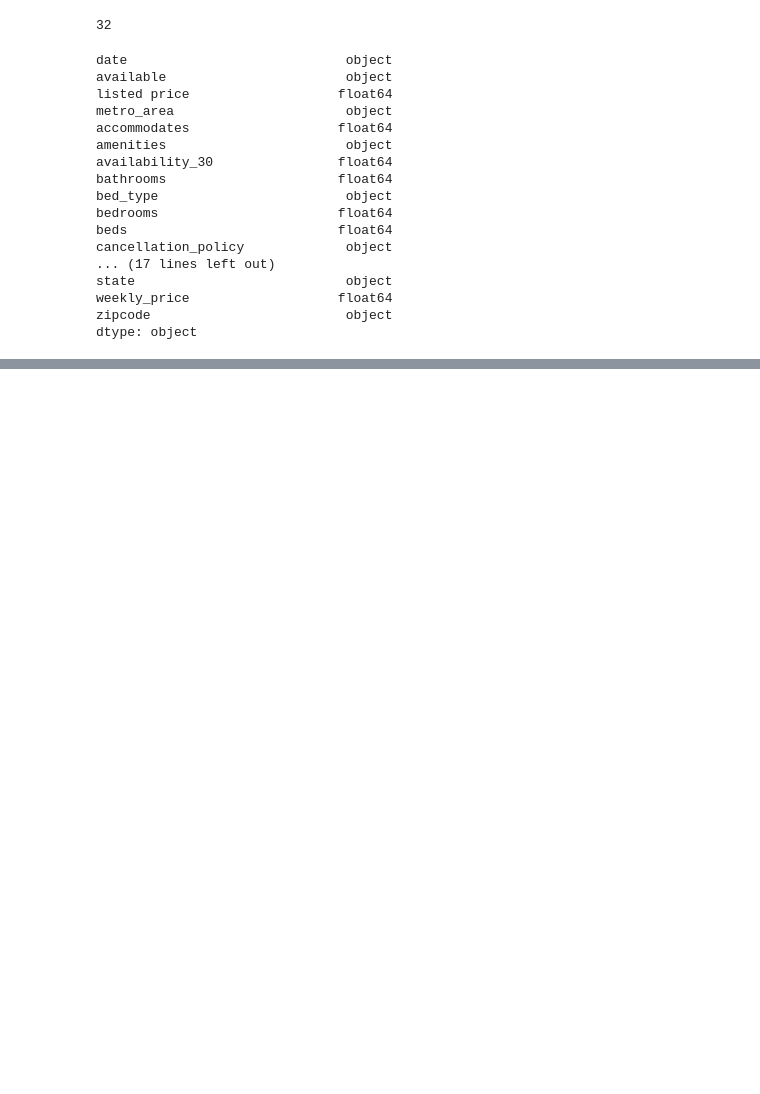
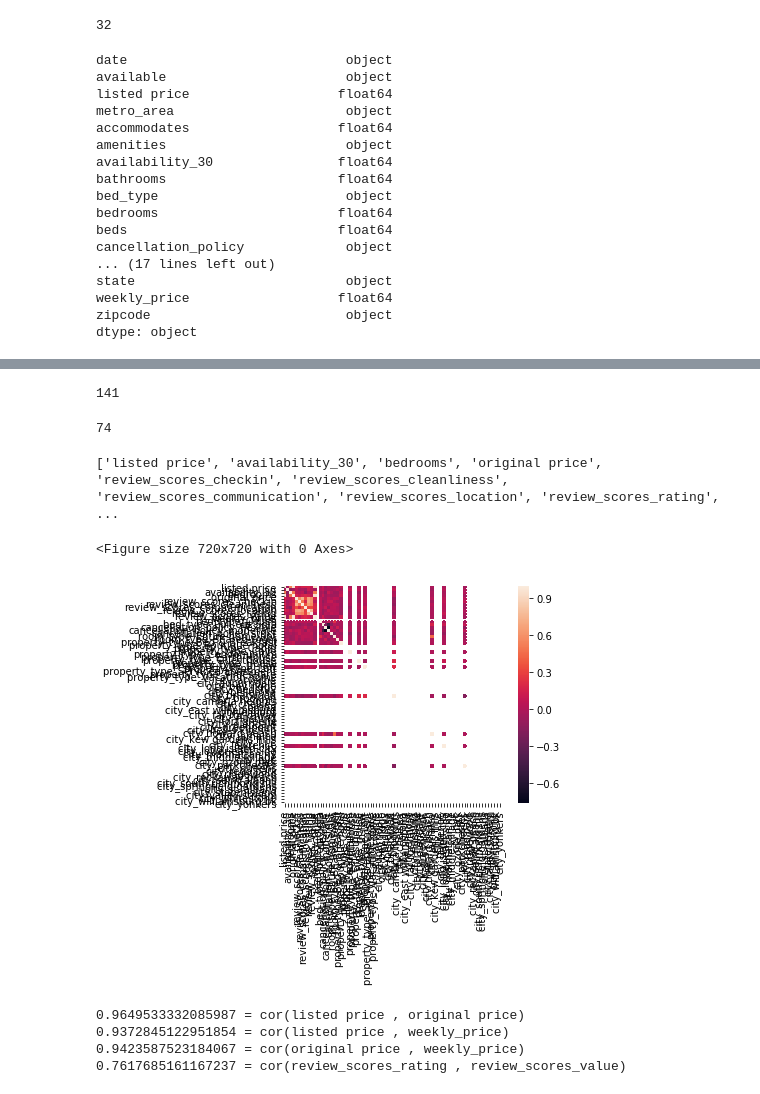
Before and after one commit to terenceneo/Airbnb-NYC-data-study, a Jupyter notebook: AirBnb Data Exploration.ipynb, the cells around one changed output, grey strips where cells are left out. Saved outputs shown, nothing was run; the diff lists cells and outputs as text; code cells hidden in the pictures; blank space fills up the shorter version.

```diff
--- a/AirBnb Data Exploration.ipynb
+++ b/AirBnb Data Exploration.ipynb
@@ -277,0 +358,45 @@ ValueError: could not convert string to float: '2016-05-17'
+# %%
+features_list = df.columns.tolist()
+# %%
+for x in (id_list + target_list + flag_list):
+    if x in features_list:
+        features_list.remove(x)
+features_list.remove('date')
+# %%
+len(features_list)
+# %% [output]
+141
+# %%
+for name in features_list:
+    if max(df[name] == 0):
+        df.drop(columns = name)
+        features_list.remove(name)
+# %%
+len(features_list)
+# %% [output]
+74
+# %%
+print(features_list)
+# %% [output]
+['listed price', 'availability_30', 'bedrooms', 'original price', 'review_scores_checkin', 'review_scores_cleanliness', 'review_scores_communication', 'review_scores_location', 'review_scores_rating', ...
+# %%
+plt.figure(figsize=(10,10))
+cor = df[features_list].corr()
+# %% [output]
+<Figure size 720x720 with 0 Axes>
+# %%
+sns.heatmap(cor, square = True, xticklabels=True, yticklabels=True)
+plt.show()
+# %% [output]
+[figure, added]
+# %%
+# Checking for high correlation coefficients > 0.75
+for i in cor.keys():
+    for j in cor.keys():
+        if cor[i][j] > 0.75 and cor[i][j] <1 and i < j:
+            print (cor[i][j], '=','cor('+i,',',j+')')
+# %% [output]
+0.9649533332085987 = cor(listed price , original price)
+0.9372845122951854 = cor(listed price , weekly_price)
+0.9423587523184067 = cor(original price , weekly_price)
+0.7617685161167237 = cor(review_scores_rating , review_scores_value)
```
Also changed, not shown: parts of 69 cells of this notebook, 2 other files.
